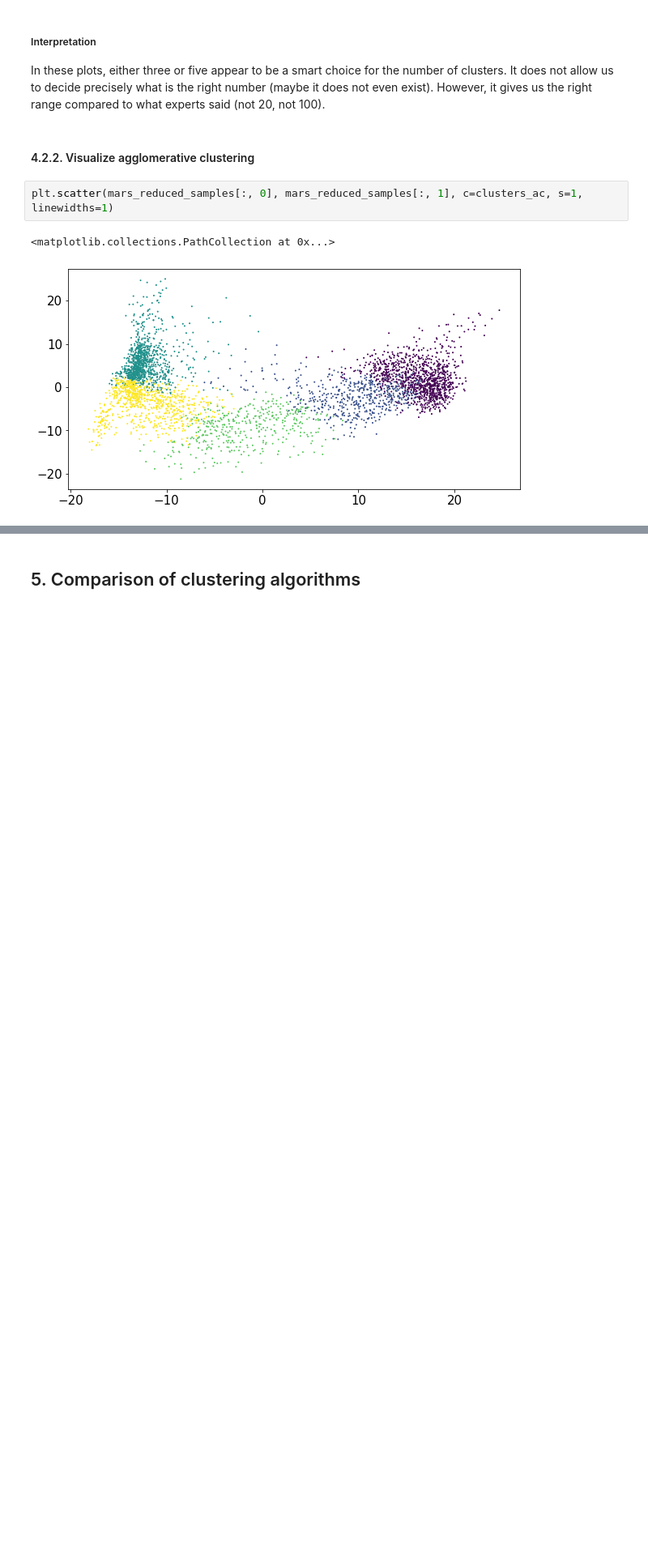
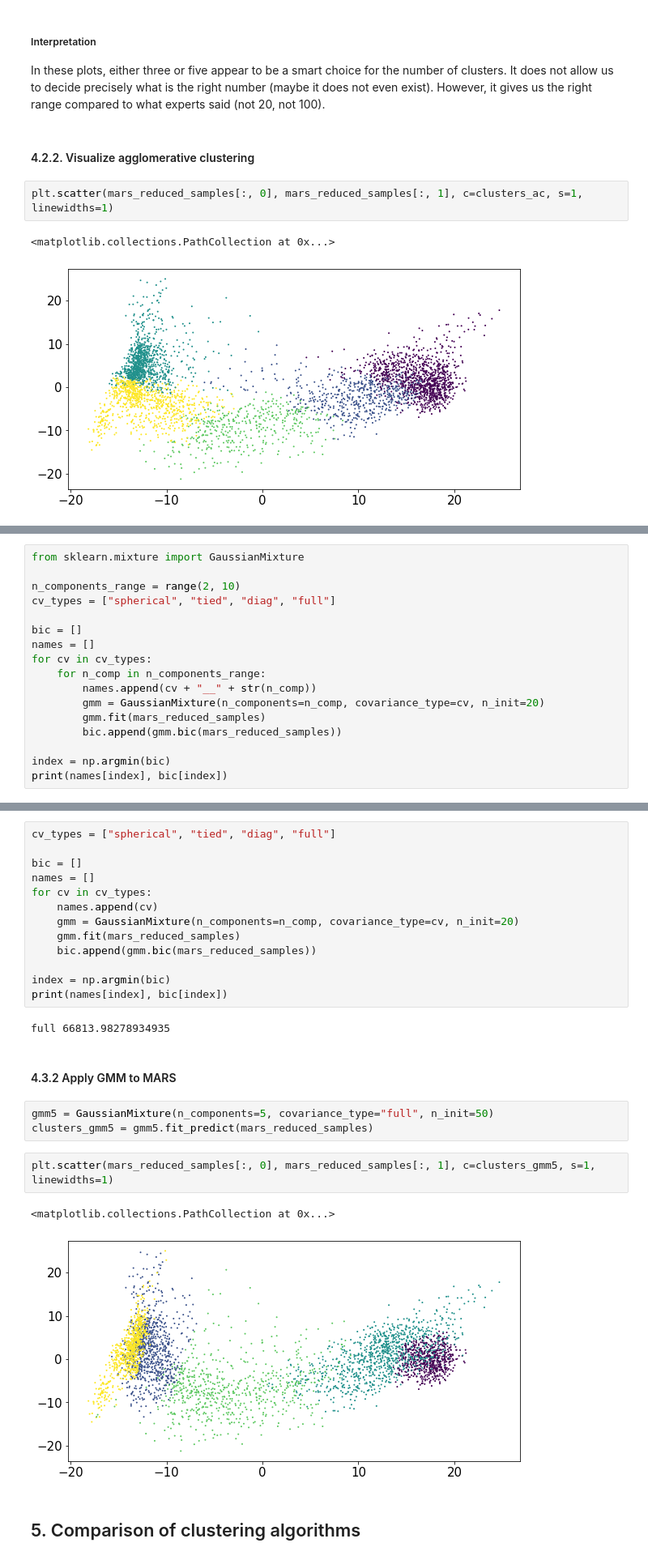
Before and after one commit to jorisguerin/clusteringLectures, a Jupyter notebook: Hands on/Solutions/HandsOn_MARS.ipynb, the cells around one changed output, grey strips where cells are left out. Shown at 81% size. Cells and saved outputs as stored; diff of their text form; blank space fills up the shorter version.

```diff
--- a/Hands on/Solutions/HandsOn_MARS.ipynb
+++ b/Hands on/Solutions/HandsOn_MARS.ipynb
@@ -346,0 +351,17 @@ plt.scatter(mars_reduced_samples[:, 0], mars_reduced_samples[:, 1], c=clusters_a
+# %%
+from sklearn.mixture import GaussianMixture
+
+n_components_range = range(2, 10)
+cv_types = ["spherical", "tied", "diag", "full"]
+
+bic = []
+names = []
+for cv in cv_types:
+    for n_comp in n_components_range:
+        names.append(cv + "__" + str(n_comp))
+        gmm = GaussianMixture(n_components=n_comp, covariance_type=cv, n_init=20)
+        gmm.fit(mars_reduced_samples)
+        bic.append(gmm.bic(mars_reduced_samples))
+
+index = np.argmin(bic)
+print(names[index], bic[index])
@@ -347,3 +372,28 @@ plt.scatter(mars_reduced_samples[:, 0], mars_reduced_samples[:, 1], c=clusters_a
+# %%
+cv_types = ["spherical", "tied", "diag", "full"]
+
+bic = []
+names = []
+for cv in cv_types:
+    names.append(cv)
+    gmm = GaussianMixture(n_components=n_comp, covariance_type=cv, n_init=20)
+    gmm.fit(mars_reduced_samples)
+    bic.append(gmm.bic(mars_reduced_samples))
+
+index = np.argmin(bic)
+print(names[index], bic[index])
+# %% [output]
+full 66813.98278934935
+# %% [markdown]
+#### 4.3.2 Apply GMM to MARS
+# %%
+gmm5 = GaussianMixture(n_components=5, covariance_type="full", n_init=50)
+clusters_gmm5 = gmm5.fit_predict(mars_reduced_samples)
+# %%
+plt.scatter(mars_reduced_samples[:, 0], mars_reduced_samples[:, 1], c=clusters_gmm5, s=1, linewidths=1)
+# %% [output]
+<matplotlib.collections.PathCollection at 0x...>
+[figure, added]
 # %% [markdown]
 ## 5. Comparison of clustering algorithms
 # %% [markdown]
```
Also changed, not shown: parts of 30 cells of this notebook.
